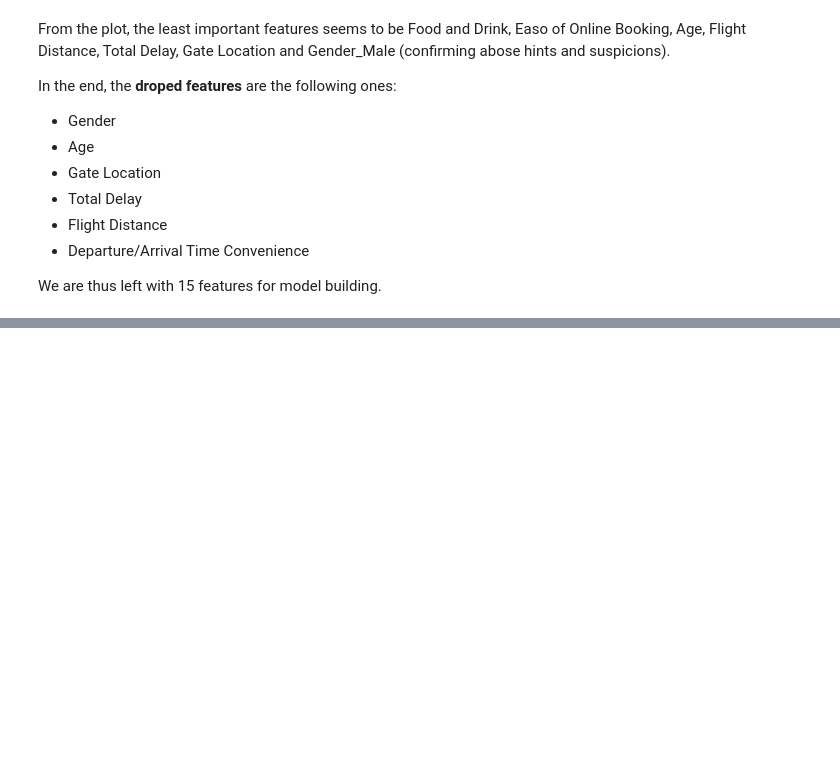
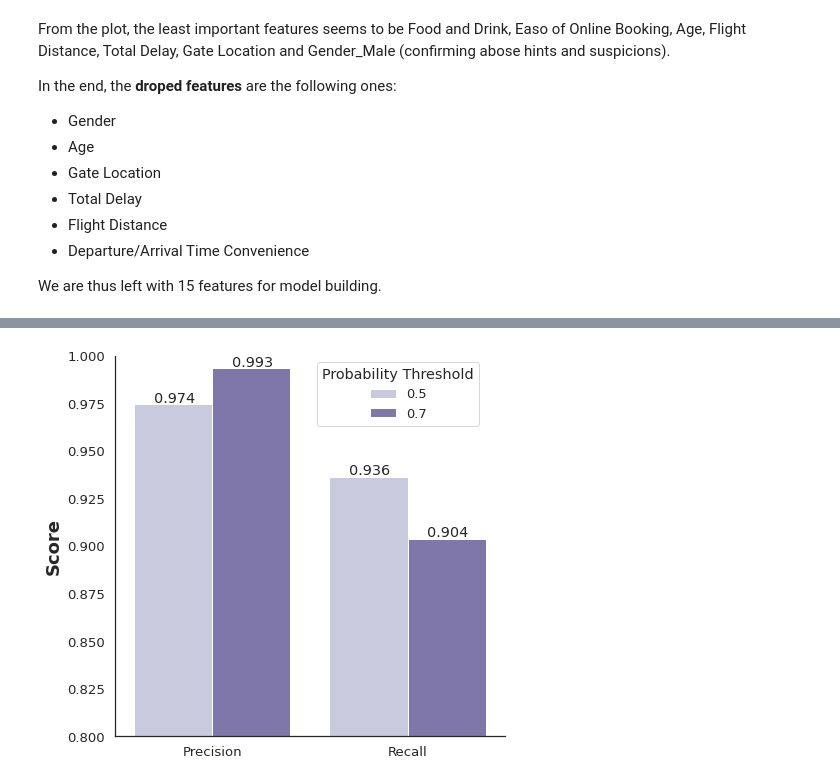
Before and after one commit to federicoding/Airline_Satisfaction, a Jupyter notebook: Airline_Satisfaction_Project.ipynb, the cells around one changed output, grey strips where cells are left out. Saved outputs shown, nothing was run; the diff lists cells and outputs as text; code cells hidden in the pictures; blank space fills up the shorter version.

```diff
--- a/Airline_Satisfaction_Project.ipynb
+++ b/Airline_Satisfaction_Project.ipynb
@@ -430,0 +765,3 @@ We are thus left with 15 features for model building.
+# %%
+recall_05=recall_score(y_val, y_predict)
+recall_05
@@ -430,0 +772,4 @@ We are thus left with 15 features for model building.
+# %%
+y_predict = rf.predict_proba(X_val)[:, 1] >= 0.7
+precision_07 = precision_score(y_val, y_predict)
+precision_07
@@ -430,0 +778,3 @@ We are thus left with 15 features for model building.
+# %%
+recall_07=recall_score(y_val, y_predict)
+recall_07
@@ -430,0 +787,4 @@ We are thus left with 15 features for model building.
+# %%
+SV_model = [{'Scoring':'Precision','Threshold':0.5,'Score':precision_05},{'Scoring':'Precision','Threshold':0.7,'Score':precision_07},{'Scoring':'Recall','Threshold':0.5,'Score':recall_05},{'Scoring':'Recall','Threshold':0.7,'Score':recall_07}]
+SV_model = pd.DataFrame(SV_model)
+SV_model
@@ -430,0 +797,14 @@ We are thus left with 15 features for model building.
+# %%
+sns.set(style='white',font_scale=1.2)
+fig = plt.figure(figsize=[7,7])
+ax = sns.barplot(x='Scoring',y='Score',data=SV_model,hue='Threshold',palette='Purples')
+for p in ax.patches:
+        ax.annotate(p.get_height().round(3), (p.get_x()+0.1, p.get_height()+0.001))
+plt.legend(title='Probability Threshold',loc="upper right", bbox_to_anchor=(0.95, 1),fontsize=13)
+plt.ylim([0.8,1.0])
+plt.xlabel('',weight='bold',fontsize='15')
+plt.ylabel('Score',weight='bold',fontsize='18')
+sns.despine()
+plt.savefig('probabilityplot.png',transparent=True, bbox_inches='tight')
+# %% [output]
+[figure, added]
```
Also changed, not shown: parts of 55 cells of this notebook.
